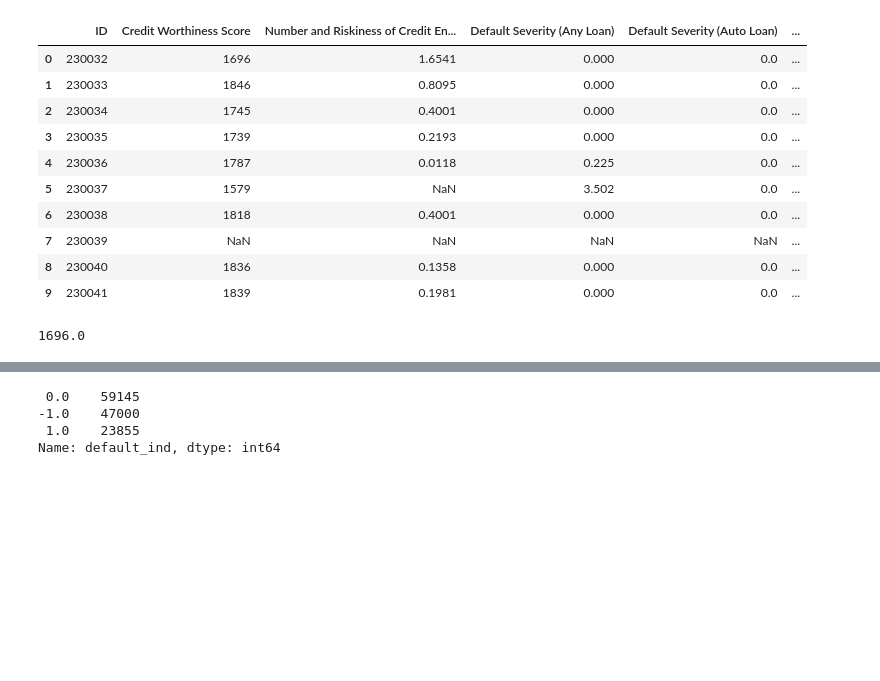
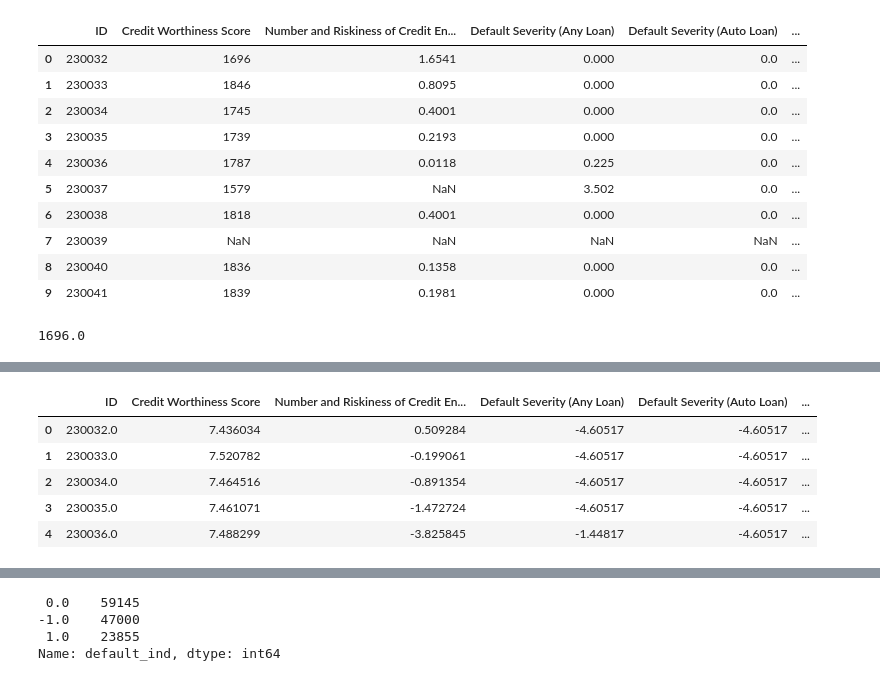
Before and after one commit to aryanpandey/MS4610-Final_Project, a Jupyter notebook: NN Experiment.ipynb, the cells around one changed output, grey strips where cells are left out. Drawn from its saved outputs; the diff is of its cells as text; code cells hidden in the pictures; blank space fills up the shorter version.

```diff
--- a/NN Experiment.ipynb
+++ b/NN Experiment.ipynb
@@ -191,0 +233,43 @@ df['Credit Worthiness Score'][0]
+# %%
+cols_to_scale = ['Credit Worthiness Score',
+       'Number and Riskiness of Credit Enquiry', 'Default Severity (Any Loan)',
+       'Default Severity (Auto Loan)', 'Default Severity (Education Loan)',
+       'Min Cred Available (Revolving Credit Cards)',
+       'Max Cred Available (Active Credit Lines)',
+       'Max Cred Available (Active Revolving Credit Cards)',
+       'Total Available Credit (Cards with 1 missed payment)',
+       'Total Credit Available', 'Dues Collected Post Default',
+       'Total Amount Due (Active Cards)', 'Credit Amount Paid (Prev Year)',
+       'Annual Income', 'Property Value',
+       'Full Credit Utilisation (Revolving Credit Cards)',
+       'Full Credit Utilisation (Credit Cards)',
+       'Full Credit Utilisation (Credit Lines)',
+       '>75 percent Credit Utilisation (Credit Cards)',
+       '>75 percent Credit Utilisation (Credit Lines)',
+       'Average Utilisation (Revolving Credit Cards)',
+       'Average Utilisation Last 2 Years (All Credit Lines)',
+       'Average Utilisation Last Year (All Credit Cards)',
+       'Average Utilisation Last 6 Months with 1 Missed Payment (Credit Cards)',
+       'Average Tenure (Active Revolving Credit Cards)',
+       'Tenure of Oldest Active Credit Card',
+       'Tenure of Oldest Active Revolving Credit Card',
+       'Days Since Last Missed Payment', 'Tenure of Oldest Credit Line',
+       'Max Tenure (Auto Loans)', 'Max Tenure (Education Loans)',
+       'Sum of Tenures (Active Credit Cards)',
+       'Stay Duration of Current Residence',
+       'Credit Lines with 1 Missed Payment (Last 6 Months)',
+       'Revolving Credit Cards with 1 Missed Payment (Last 2 Years)',
+       'Active Credit Lines', 'Credit Cards with >2Y Tenure',
+       'Credit Lines activated Prev 2 Years',
+       'Credit Lines with Current Delinquency',
+       'Utilization on Active Education Loans',
+       'Utilization on Active Auto Loans', 'Financial Stress Index',
+       'Credit Lines with No Missed Payments (Prev 2 Years)',
+       'Ratio(Max Amount Due : Sum of Amounts Due)',
+       'Mortgage Loans (With 2 Missed Payements)',
+       'Auto Loans (With 2 Missed Payments)',
+       'Int Value for an Application', 'Bucketized Credit Worthiness Score',
+       'Compound of mvar49 and mvar48', 'mvar51']
+df[cols_to_scale] = df[cols_to_scale] + 0.01
+df[cols_to_scale] = df[cols_to_scale].apply(np.log, axis = 0)
+df.info()
@@ -191,0 +294,9 @@ df['Credit Worthiness Score'][0]
+# %%
+df.head()
+# %% [output]
+|  | ID | Credit Worthiness Score | Number and Riskiness of Credit En... | Default Severity (Any Loan) | Default Severity (Auto Loan) | ... |
+| 0 | 230032.0 | 7.436034 | 0.509284 | -4.60517 | -4.60517 | ... |
+| 1 | 230033.0 | 7.520782 | -0.199061 | -4.60517 | -4.60517 | ... |
+| 2 | 230034.0 | 7.464516 | -0.891354 | -4.60517 | -4.60517 | ... |
+| 3 | 230035.0 | 7.461071 | -1.472724 | -4.60517 | -4.60517 | ... |
+| 4 | 230036.0 | 7.488299 | -3.825845 | -1.44817 | -4.60517 | ... |
```
Also changed, not shown: parts of 15 cells of this notebook.
